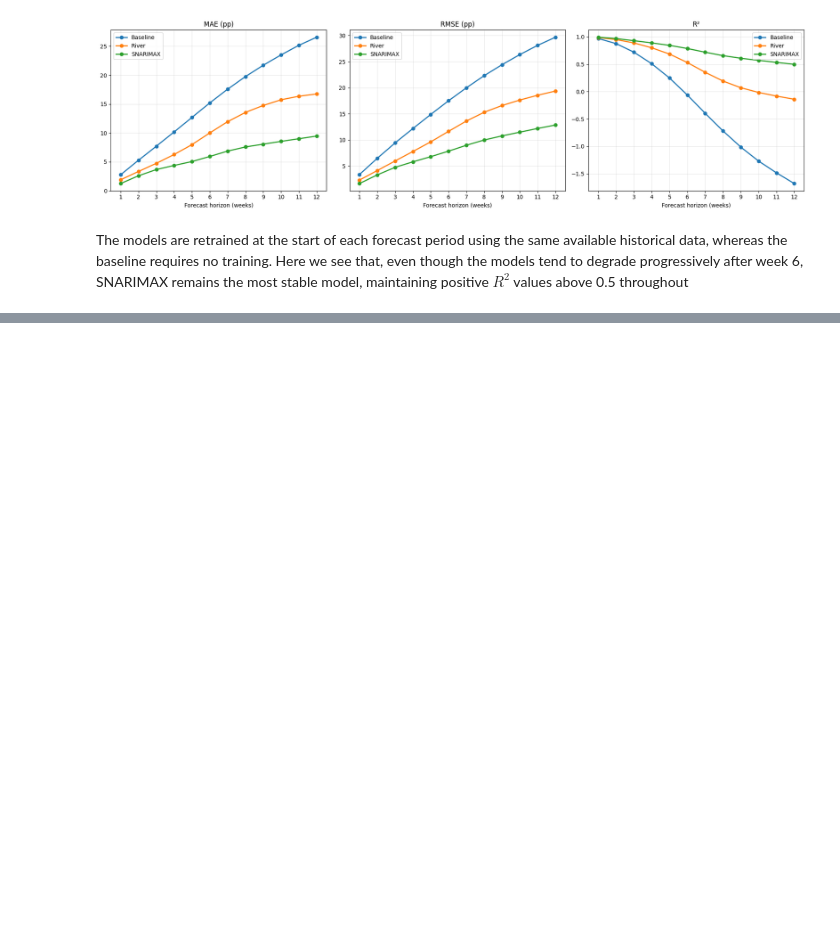
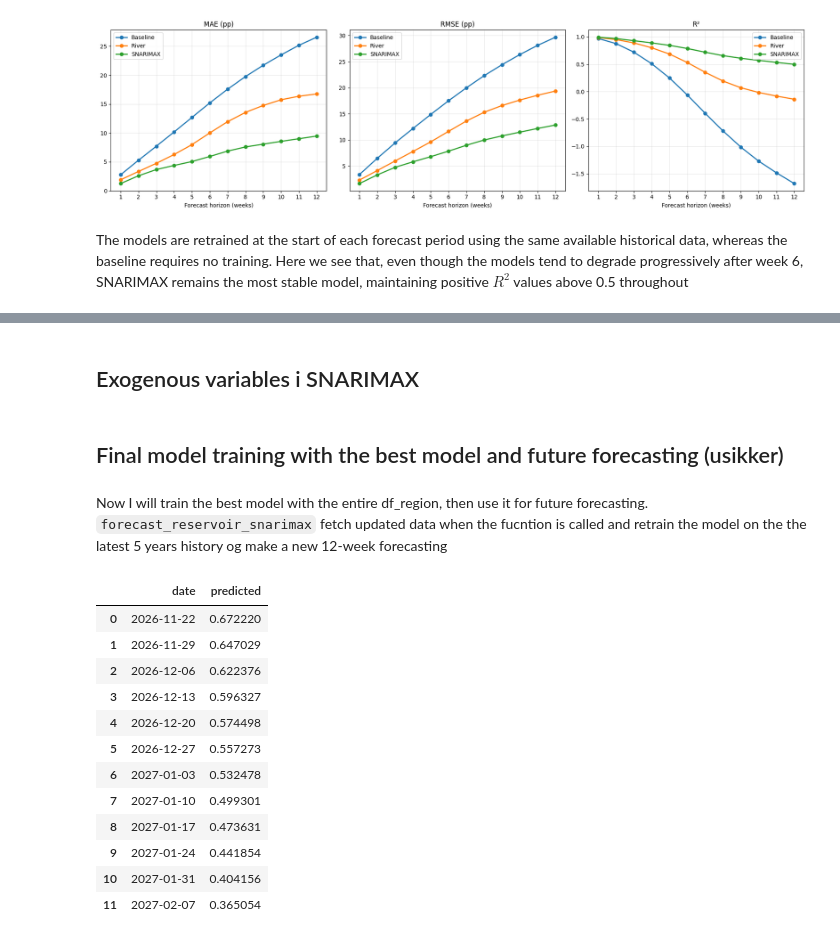
Before and after one commit to phkhle/IND320, a Jupyter notebook: jupyter_notebooks/assignment4.ipynb, the cells around one changed output, grey strips where cells are left out. Drawn from its saved outputs; the diff is of its cells as text; code cells hidden in the pictures; blank space fills up the shorter version.

```diff
--- a/jupyter_notebooks/assignment4.ipynb
+++ b/jupyter_notebooks/assignment4.ipynb
@@ -546,0 +561,32 @@ fig.show()
+# %% [markdown]
+## Exogenous variables i SNARIMAX
+# %% [markdown]
+## Final model training with the best model and future forecasting (usikker)
+# %% [markdown]
+Now I will train the best model with the entire df_region, then use it for future forecasting. ``forecast_reservoir_snarimax`` fetch updated data when the fucntion is called and retrain the model on the the latest 5 years history og make a new 12-week forecasting
+# %%
+# Retrain the selected model on all available historical data
+# and forecast the next 12 weeks
+
+forecast_future = forecast_reservoir_snarimax(
+    df=df_region, # Use the enire dataset, including the last 52 weeks
+    horizon=12, # predict the next 12 weeks that we haven't observed
+    history_weeks=52*5, # the model will be trained
+    **best_params # Use the optimal parameters from the tuning
+)
+
+display(forecast_future)
+# %% [output]
+|  | date | predicted |
+| 0 | 2026-11-22 | 0.672220 |
+| 1 | 2026-11-29 | 0.647029 |
+| 2 | 2026-12-06 | 0.622376 |
+| 3 | 2026-12-13 | 0.596327 |
+| 4 | 2026-12-20 | 0.574498 |
+| 5 | 2026-12-27 | 0.557273 |
+| 6 | 2027-01-03 | 0.532478 |
+| 7 | 2027-01-10 | 0.499301 |
+| 8 | 2027-01-17 | 0.473631 |
+| 9 | 2027-01-24 | 0.441854 |
+| 10 | 2027-01-31 | 0.404156 |
+| 11 | 2027-02-07 | 0.365054 |
```
Also changed, not shown: parts of 16 cells of this notebook, 1 other file.
